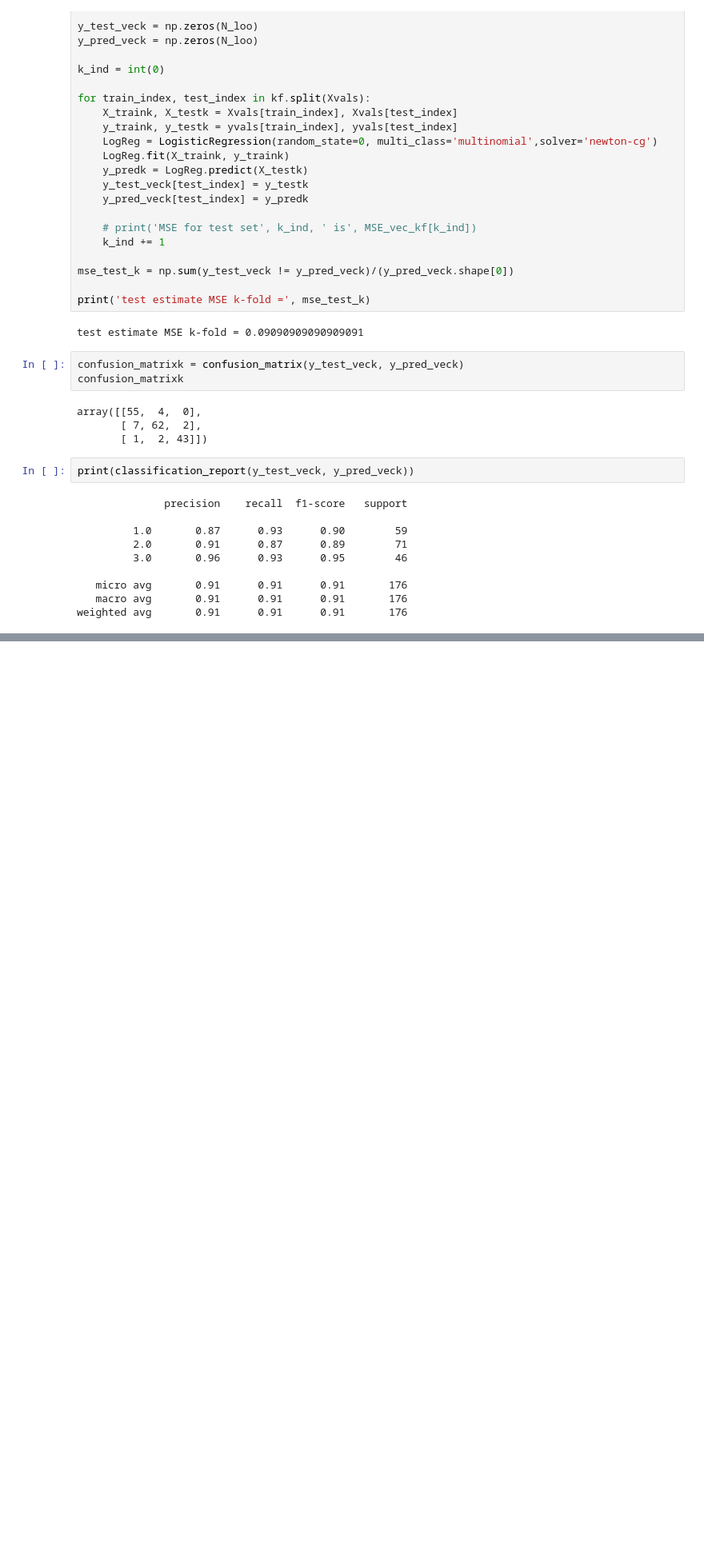
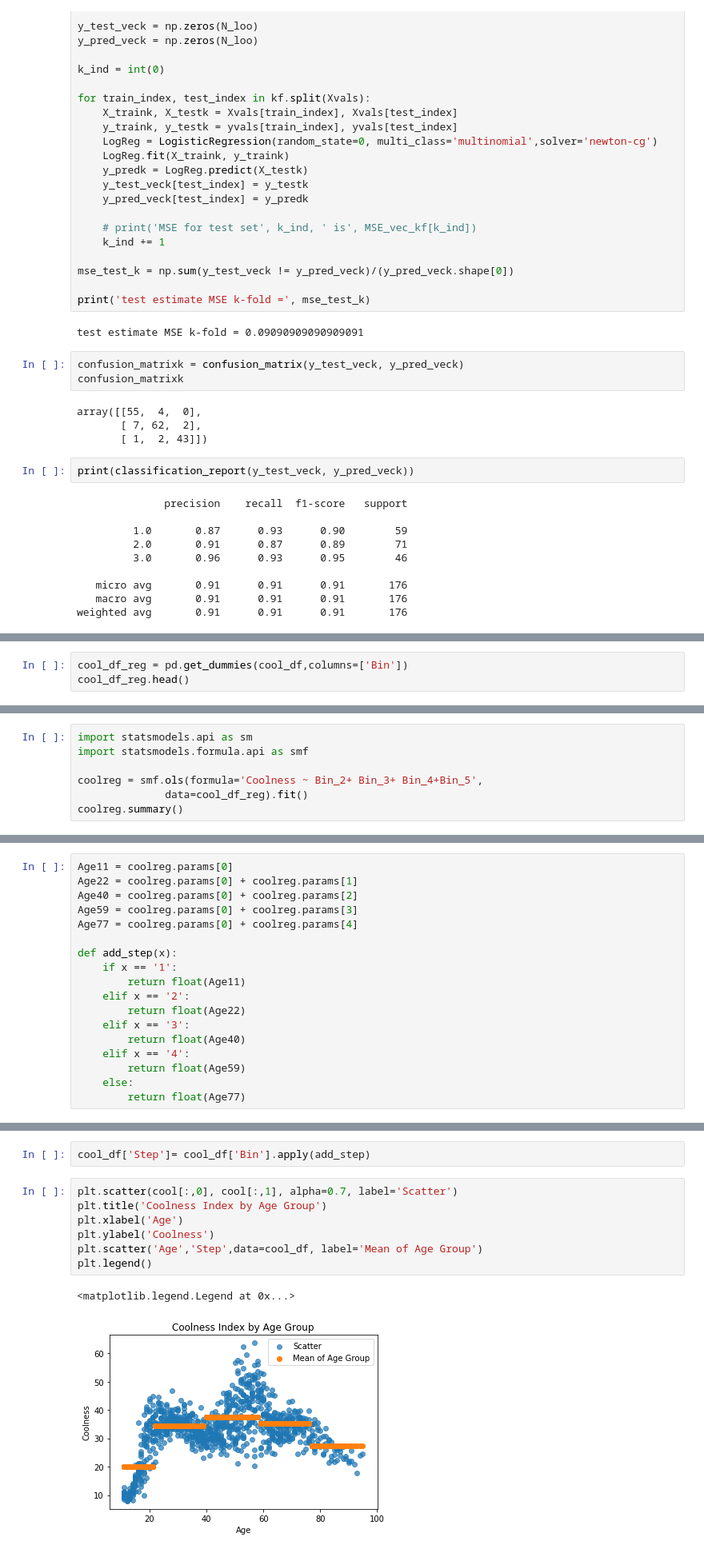
Before and after one commit to JoshLaven/persp-model-econ_w20, a Jupyter notebook: ProblemSets/PS7/LavenPS7.ipynb, the cells around one changed output, grey strips where cells are left out. Shown: that part at 80% size. Cells and saved outputs as stored; diff of their text form; blank space fills up the shorter version.

```diff
--- a/ProblemSets/PS7/LavenPS7.ipynb
+++ b/ProblemSets/PS7/LavenPS7.ipynb
@@ -209,0 +246,3 @@ weighted avg       0.91      0.91      0.91       176
+# %%
+cool_df_reg = pd.get_dummies(cool_df,columns=['Bin'])
+cool_df_reg.head()
@@ -209,0 +256,7 @@ weighted avg       0.91      0.91      0.91       176
+# %%
+import statsmodels.api as sm
+import statsmodels.formula.api as smf
+
+coolreg = smf.ols(formula='Coolness ~ Bin_2+ Bin_3+ Bin_4+Bin_5',
+              data=cool_df_reg).fit()
+coolreg.summary()
@@ -209,0 +286,18 @@ weighted avg       0.91      0.91      0.91       176
+# %%
+Age11 = coolreg.params[0]
+Age22 = coolreg.params[0] + coolreg.params[1]
+Age40 = coolreg.params[0] + coolreg.params[2]
+Age59 = coolreg.params[0] + coolreg.params[3]
+Age77 = coolreg.params[0] + coolreg.params[4]
+
+def add_step(x):
+    if x == '1':
+        return float(Age11)
+    elif x == '2':
+        return float(Age22)
+    elif x == '3':
+        return float(Age40)
+    elif x == '4':
+        return float(Age59)
+    else:
+        return float(Age77)
@@ -209,0 +321,12 @@ weighted avg       0.91      0.91      0.91       176
+# %%
+cool_df['Step']= cool_df['Bin'].apply(add_step)
+# %%
+plt.scatter(cool[:,0], cool[:,1], alpha=0.7, label='Scatter')
+plt.title('Coolness Index by Age Group')
+plt.xlabel('Age')
+plt.ylabel('Coolness')
+plt.scatter('Age','Step',data=cool_df, label='Mean of Age Group')
+plt.legend()
+# %% [output]
+<matplotlib.legend.Legend at 0x...>
+[figure, added]
```
Also changed, not shown: parts of 14 cells of this notebook.
